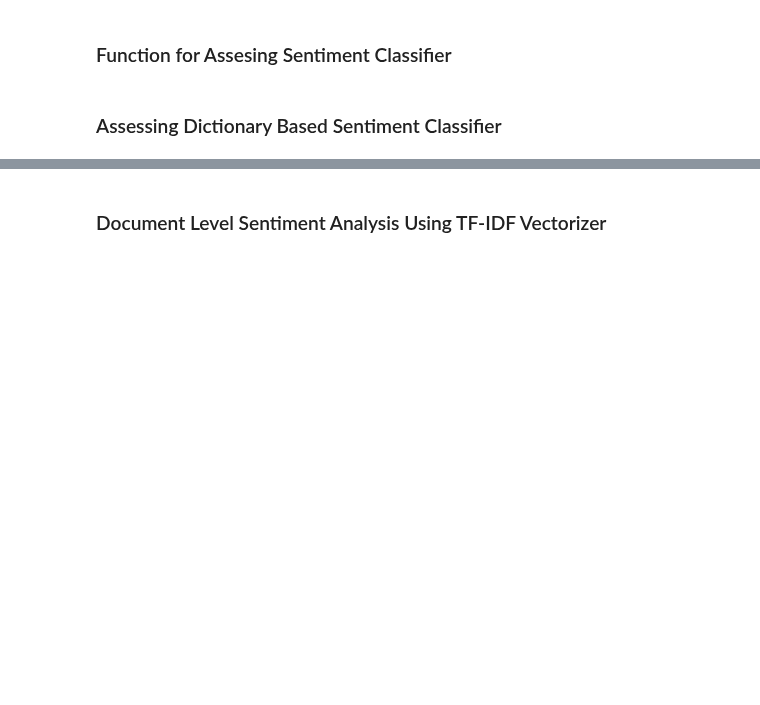
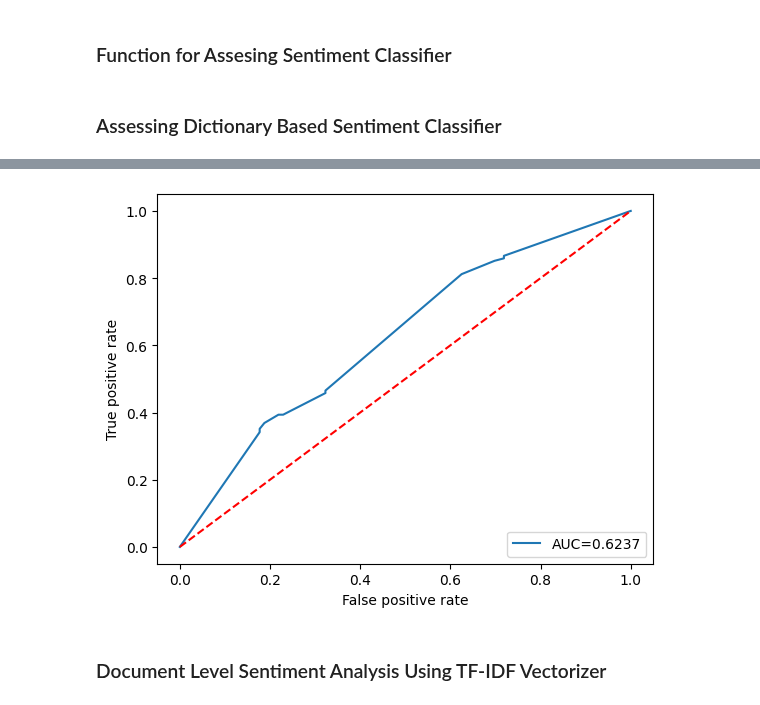
Before and after one commit to busrakasabali/Delta_Task_2, a Jupyter notebook: Delta_Task_2.ipynb, the cells around one changed output, grey strips where cells are left out. Saved outputs shown, nothing was run; the diff lists cells and outputs as text; code cells hidden in the pictures; blank space fills up the shorter version.

```diff
--- a/Delta_Task_2.ipynb
+++ b/Delta_Task_2.ipynb
@@ -393,0 +388,4 @@ assess_sentiment_classifier(y_tweets_test, dc_test_discrete, plot_roc=True)
+# %%
+auc_dict, acc_dict, _ = assess_sentiment_classifier(y_tweets_test, dc_test_sentiment_scores, cut_off = 0,plot_roc=True)
+# %% [output]
+[figure, added]
```
Also changed, not shown: parts of 11 cells of this notebook.
